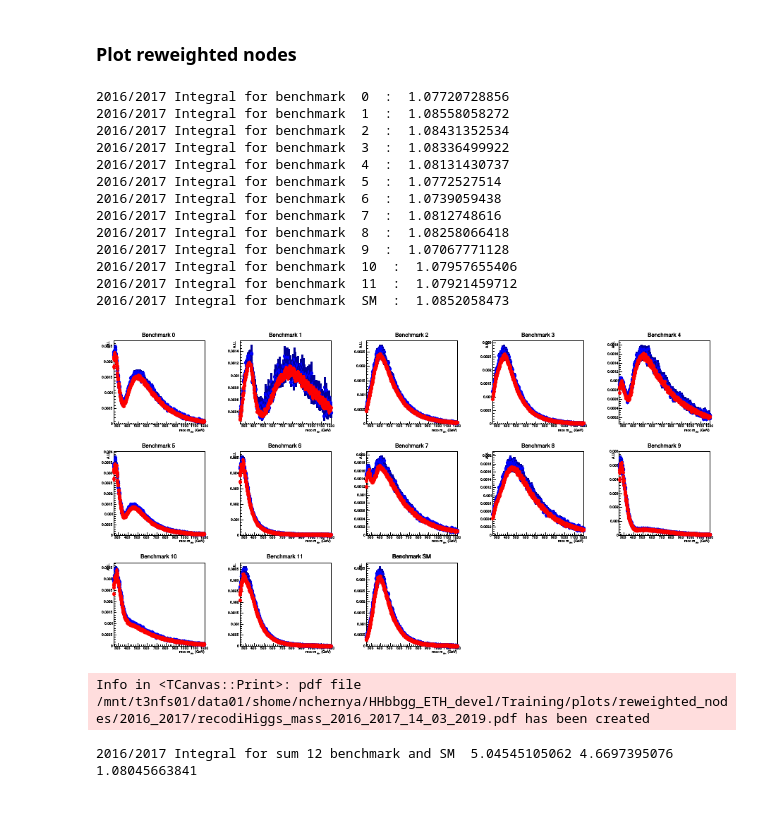
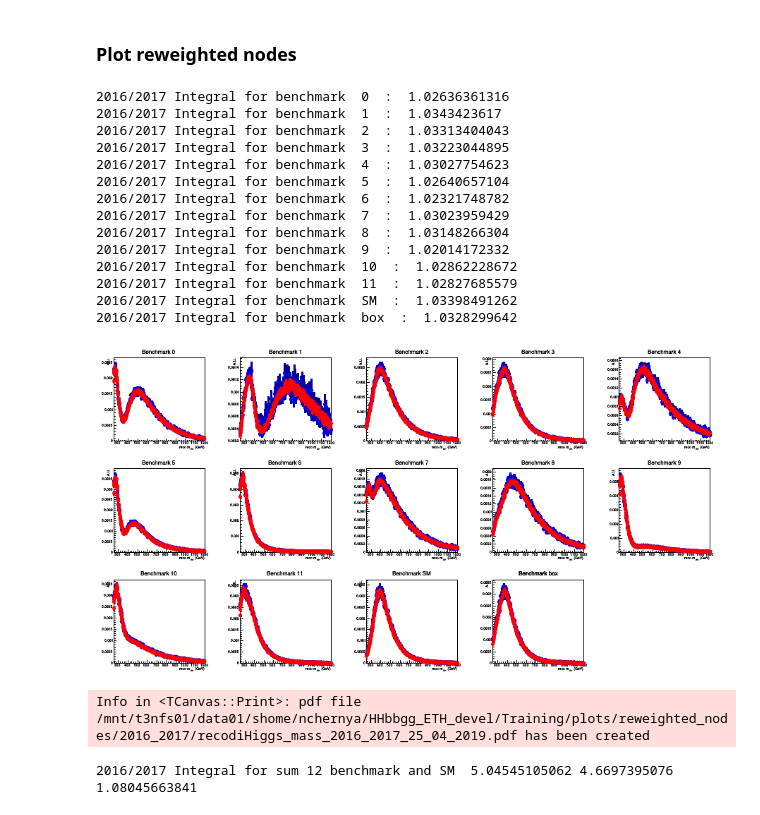
Before and after one commit to chernyavskaya/HHbbgg_ETH, a Jupyter notebook: Training/notebooks/makeHHreweightingHist.ipynb, the cells around one changed output. Saved outputs shown, nothing was run; the diff lists cells and outputs as text; code cells hidden in the pictures.

Commit message:
deriving reweight for box

```diff
--- a/Training/notebooks/makeHHreweightingHist.ipynb
+++ b/Training/notebooks/makeHHreweightingHist.ipynb
@@ -102,18 +102,18 @@ out.Close()
 # %%
 plot_dir = '/mnt/t3nfs01/data01/shome/nchernya/HHbbgg_ETH_devel/Training/plots/reweighted_nodes/2016_2017/'
-date = '21_03_2019'
+date = '25_04_2019'
 # %% [markdown]
 ### Calculate normalization weight from gen tree without any preselection
 # %%
-file_dir = '/shome/nchernya/HHbbgg_ETH_devel/root_files/ntuples_2016_20191303/'
+file_dir = '/shome/nchernya/HHbbgg_ETH_devel/root_files/ntuples_2016_20191903/'
 #file_dir_2017 = '/shome/nchernya/HHbbgg_ETH_devel/root_files/ntuples_2017_20191303/'
-file_dir_2017 = '/shome/nchernya/HHbbgg_ETH_devel/root_files/ntuples_2017_20191803_fake2017/'
+file_dir_2017 = '/shome/nchernya/HHbbgg_ETH_devel/root_files/ntuples_2017_20191903/'
 
 sum=0.
 c = TCanvas("c","c",900,500)
 name='GluGluToHHTo2B2G_12nodes_13TeV_madgraph_GenAll'
-filename  = 'output_GluGluToHHTo2B2G_12nodes_13TeV-madgraph'
-infile = TFile(file_dir+filename+'_2016_merged.root')
+filename  = 'output_GluGluToHHTo2B2G_nodesPlusSM_13TeV-madgraph'
+infile = TFile(file_dir+filename+'_merged.root')
 #infile_2017 = TFile(file_dir_2017+filename+'_2017_merged.root')
 infile_2017 = TFile(file_dir_2017+"output_GluGluToHHTo2B2G_nodesPlusSM_13TeV-madgraph_merged.root")
 integrals_2016 = {}
@@ -130,17 +130,19 @@ correction_factor_2017 = 1./1.02111
 nodes = list(np.arange(0,12,1))
 nodes.append('SM')
 nodes.append('2017fake')
+nodes.append('box')
 for num_node in nodes:
+    print num_node
     tree_2017 = infile_2017.Get(name)
     hist_2017 = TH1F("hist_2017_%s"%num_node,"hist_2017_%s"%num_node,1,0,2)
     tree_2017.Draw("1>>hist_2017_%s"%num_node,"weight*benchmark_reweight_%s"%num_node)
 
-    if (nodes!='2017fake' ):
-        tree = infile.Get(name)
-        hist = TH1F("hist_2016_%s"%num_node,"hist_2016_%s"%num_node,1,0,2)
-        tree.Draw("1>>hist_2016_%s"%(num_node),"weight*benchmark_reweight_%s"%num_node)
-        hist.Draw("APsame")
-        integrals_2016['benchmark_%s_normalization'%num_node] = round(hist.Integral()*correction_factor_2016,5)
+    #if (nodes!='2017fake' ):
+    tree = infile.Get(name)
+    hist = TH1F("hist_2016_%s"%num_node,"hist_2016_%s"%num_node,1,0,2)
+    tree.Draw("1>>hist_2016_%s"%(num_node),"weight*benchmark_reweight_%s"%num_node)
+    hist.Draw("APsame")
+    integrals_2016['benchmark_%s_normalization'%num_node] = round(hist.Integral()*correction_factor_2016,5)
 
     hist_2017.Draw("same")
     integrals_2017['benchmark_%s_normalization'%num_node] = round(hist_2017.Integral()*correction_factor_2017,5)
@@ -167,13 +182,13 @@ Integrals for 2016, 2017 {'2017': {'benchmark_10_normalization': 8.09329, 'bench
 sum=0.
 c = TCanvas("c","c",900,500)
 c.Divide(5,3)
-file_dir = '/shome/nchernya/HHbbgg_ETH_devel/root_files/ntuples_2016_20191303/'
+file_dir = '/shome/nchernya/HHbbgg_ETH_devel/root_files/ntuples_2016_20191903/'
 
-file_dir_2017 = '/shome/nchernya/HHbbgg_ETH_devel/root_files/ntuples_2017_20191303/'
+file_dir_2017 = '/shome/nchernya/HHbbgg_ETH_devel/root_files/ntuples_2017_20191903/'
 name='GluGluToHHTo2B2G_12nodes_13TeV_madgraph'
-filename  = 'output_GluGluToHHTo2B2G_12nodes_13TeV-madgraph'
-infile = TFile(file_dir+filename+'_2016_merged.root')
-infile_2017 = TFile(file_dir_2017+filename+'_2017_merged.root')
+filename  = 'output_GluGluToHHTo2B2G_nodesPlusSM_13TeV-madgraph'
+infile = TFile(file_dir+filename+'_merged.root')
+infile_2017 = TFile(file_dir_2017+filename+'_merged.root')
 
 
 hists_list=[]
@@ -185,6 +200,8 @@ ranges = [500,250,1200]
 i=0
 nodes = list(np.arange(0,12,1))
 nodes.append('SM')
+nodes.append('box')
+
 
 for num_node in nodes:
     c.cd(i+1)
@@ -203,48 +220,49 @@ for num_node in nodes:
     hist.SetTitle("Benchmark %s"%(num_node))
     if which_reco_gen ==0 : hist.GetXaxis().SetTitle('reco m_{HH} (GeV)')
     else : hist.GetXaxis().SetTitle('gen m_{HH} (GeV)')
 
     hist.GetYaxis().SetTitle('A.U.')
     ROOT.gStyle.SetOptTitle(1)
     ROOT.gStyle.SetOptStat(0)
     norm_value = normalization['2016']['benchmark_%s_normalization'%num_node]
     tree.Draw("%s>>hist_2016_%s"%(diHiggs_mass[which_reco_gen],num_node),"weight*benchmark_reweight_%s/%s"%(num_node,norm_value))
 
   #  hist.Scale(1./hist.Integral())
  #   print '2016 Integral for benchmark ',num_node,' : ', hist.Integral()
 
     print '2016/2017 Integral for benchmark ',num_node,' : ', hist.Integral()/hist_2017.Integral()
 
 
     hist.Draw("APsame")
     hists_list.append(hist)
     hist_2017.Draw("same")
     hists_list_2017.append(hist_2017)
 
     hists_list.append(hist_sum)
     hists_list_2017.append(hist_sum_2017)
 
 
     i+=1
 c.Draw()
 if which_reco_gen ==0 : c.SaveAs(plot_dir+'recodiHiggs_mass_2016_2017_'+date+'.pdf')
 else : c.SaveAs(plot_dir+'gendiHiggs_mass_2016_2017_'+date+'.pdf')
 # %% [output]
-2016/2017 Integral for benchmark  0  :  1.07720728856
-2016/2017 Integral for benchmark  1  :  1.08558058272
-2016/2017 Integral for benchmark  2  :  1.08431352534
-2016/2017 Integral for benchmark  3  :  1.08336499922
-2016/2017 Integral for benchmark  4  :  1.08131430737
-2016/2017 Integral for benchmark  5  :  1.0772527514
-2016/2017 Integral for benchmark  6  :  1.0739059438
-2016/2017 Integral for benchmark  7  :  1.0812748616
-2016/2017 Integral for benchmark  8  :  1.08258066418
-2016/2017 Integral for benchmark  9  :  1.07067771128
-2016/2017 Integral for benchmark  10  :  1.07957655406
-2016/2017 Integral for benchmark  11  :  1.07921459712
-2016/2017 Integral for benchmark  SM  :  1.0852058473
+2016/2017 Integral for benchmark  0  :  1.02636361316
+2016/2017 Integral for benchmark  1  :  1.0343423617
+2016/2017 Integral for benchmark  2  :  1.03313404043
+2016/2017 Integral for benchmark  3  :  1.03223044895
+2016/2017 Integral for benchmark  4  :  1.03027754623
+2016/2017 Integral for benchmark  5  :  1.02640657104
+2016/2017 Integral for benchmark  6  :  1.02321748782
+2016/2017 Integral for benchmark  7  :  1.03023959429
+2016/2017 Integral for benchmark  8  :  1.03148266304
+2016/2017 Integral for benchmark  9  :  1.02014172332
+2016/2017 Integral for benchmark  10  :  1.02862228672
+2016/2017 Integral for benchmark  11  :  1.02827685579
+2016/2017 Integral for benchmark  SM  :  1.03398491262
+2016/2017 Integral for benchmark  box  :  1.0328299642
-[figure, old version]
+[figure, new version]
-Info in <TCanvas::Print>: pdf file /mnt/t3nfs01/data01/shome/nchernya/HHbbgg_ETH_devel/Training/plots/reweighted_nodes/2016_2017/recodiHiggs_mass_2016_2017_14_03_2019.pdf has been created
+Info in <TCanvas::Print>: pdf file /mnt/t3nfs01/data01/shome/nchernya/HHbbgg_ETH_devel/Training/plots/reweighted_nodes/2016_2017/recodiHiggs_mass_2016_2017_25_04_2019.pdf has been created
 # %%
 sum=0.
 c = TCanvas("c","c",500,500)
```
Also changed, not shown: parts of 4 cells of this notebook.
